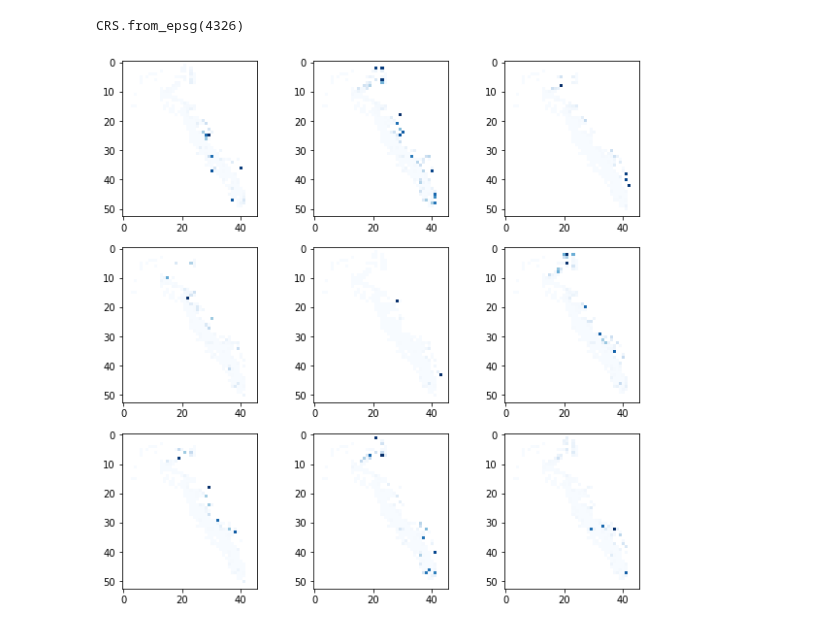
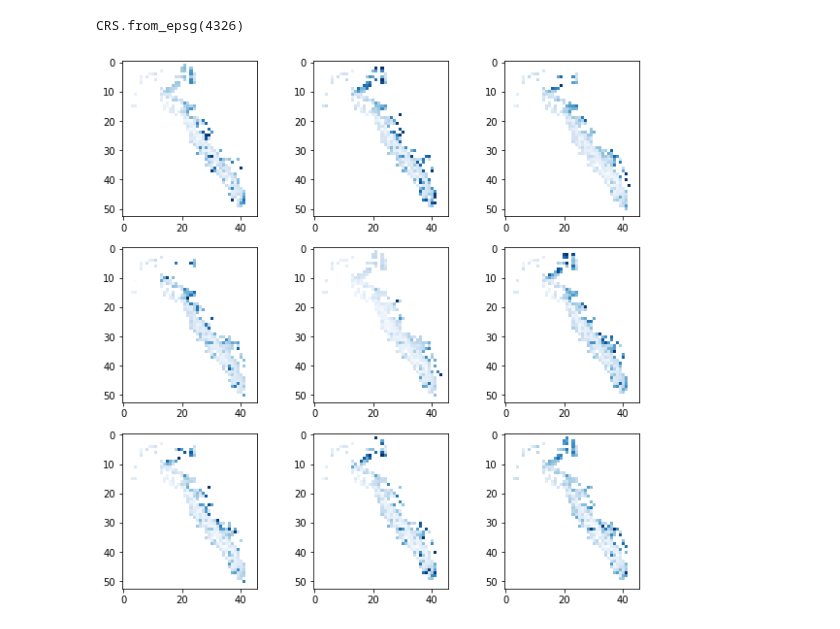
Before and after one commit to mariannecowherd/pe_snow_fires, a Jupyter notebook: scripts/pe.ipynb, the cells around one changed output. Cells and saved outputs as stored; diff of their text form; code cells hidden in the pictures.

```diff
--- a/scripts/pe.ipynb
+++ b/scripts/pe.ipynb
@@ -420,11 +420,11 @@ for yr in range(1985,2016):
 # %%
 f,axes=plt.subplots(3,3,figsize=(10,10))
 years = range(1989,1989+9)
 for i, ax in enumerate(axes.flatten()):
     sai = sai_all[str(years[i])]
-    ax.imshow(sai,cmap = 'Blues')
+    ax.imshow(np.log(sai),cmap = 'Blues')
 # %% [output]
-[figure, old version]
+[figure, new version]
 # %%
 # %% [output]
 0
```
Also changed, not shown: 37 other files.
